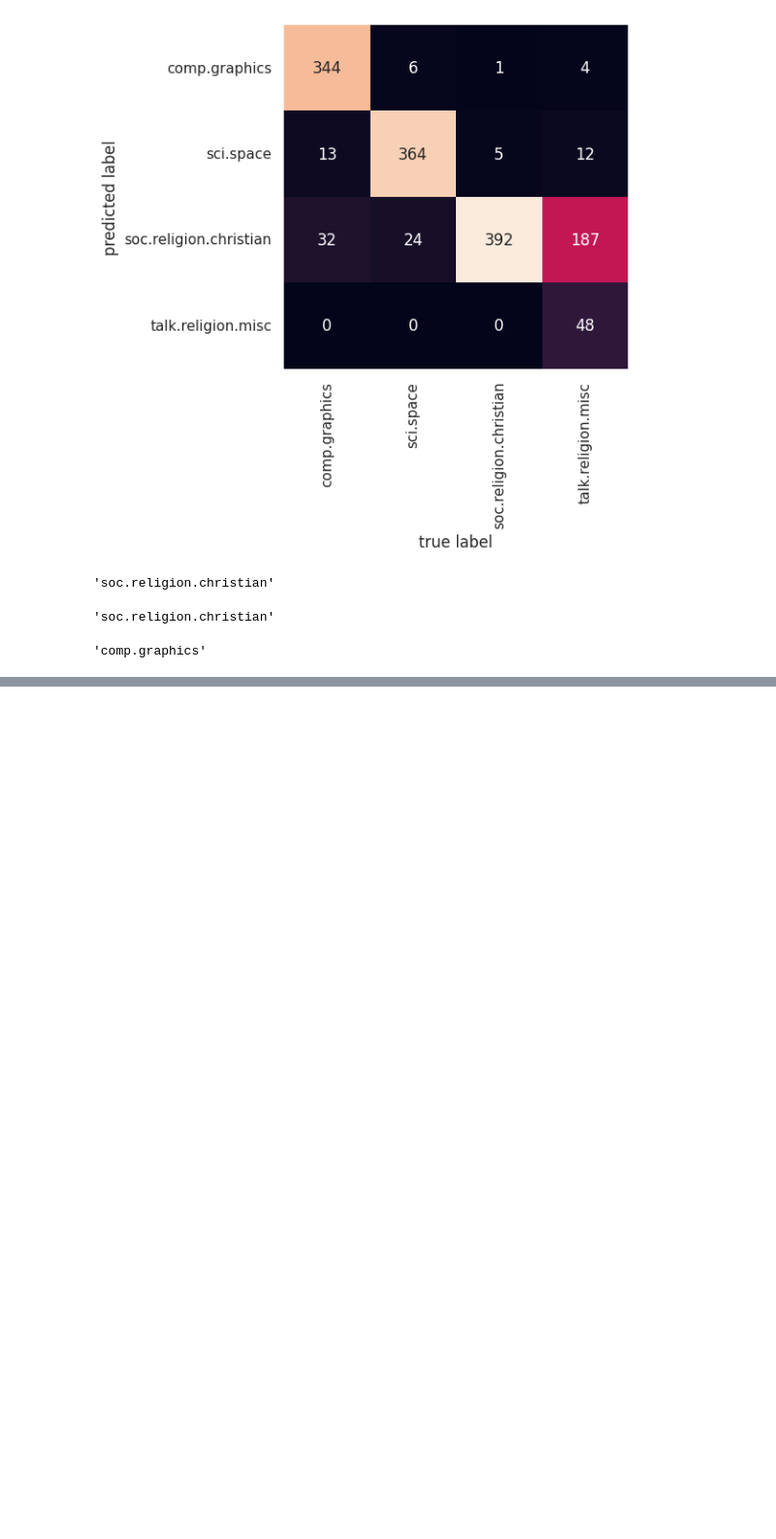
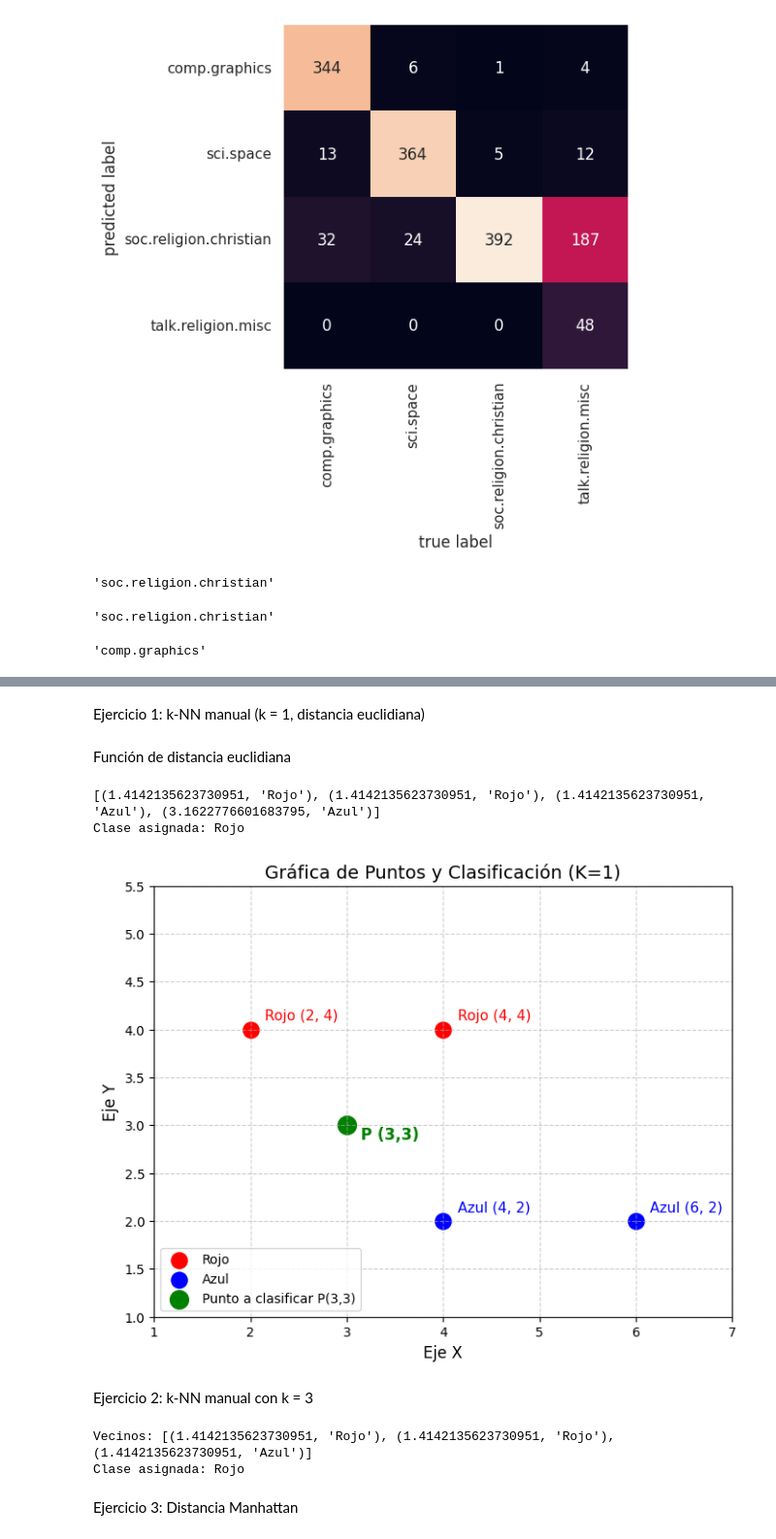
Before and after one commit to VictorCastro135/mineria-de-datos-178920, a Jupyter notebook: Minería_de_Datos.ipynb, the cells around one changed output, grey strips where cells are left out. Shown at 97% size. Cells and saved outputs as stored; diff of their text form; code cells hidden in the pictures; blank space fills up the shorter version.

```diff
--- a/Minería_de_Datos.ipynb
+++ b/Minería_de_Datos.ipynb
@@ -2165,0 +2168,2 @@ predict_category('determining the screen resolution')
+# %% [markdown]
+ Ejercicio 1: k‑NN manual (k = 1, distancia euclidiana)
@@ -2165,0 +2179,71 @@ predict_category('determining the screen resolution')
+# %%
+def distancia_euclidiana(p1, p2):
+    return math.sqrt((p1[0]-p2[0])**2 + (p1[1]-p2[1])**2)
+# %% [markdown]
+Función de distancia euclidiana
+# %%
+distancias = []
+for i in range(len(X)):
+  d = distancia_euclidiana(P, X[i])
+  distancias.append((d, y[i]))
+
+# Ordenar por distancia
+distancias.sort(key=lambda x: x[0])
+
+print(distancias)
+print("Clase asignada:", distancias[0][1])
+# %% [output]
+[(1.4142135623730951, 'Rojo'), (1.4142135623730951, 'Rojo'), (1.4142135623730951, 'Azul'), (3.1622776601683795, 'Azul')]
+Clase asignada: Rojo
+# %%
+import matplotlib.pyplot as plt
+
+X = [(2,4), (4,4), (4,2), (6,2)]
+y = ['Rojo', 'Rojo', 'Azul', 'Azul']
+P = (3, 3)
+
+plt.figure(figsize=(8, 6))
+
+added_labels = set()
+for i in range(len(X)):
+    color = 'red' if y[i] == 'Rojo' else 'blue'
+    label = y[i] if y[i] not in added_labels else ""
+
+    plt.scatter(X[i][0], X[i][1], c=color, s=150, label=label)
+
+    if label:
+        added_labels.add(y[i])
+
+    plt.text(X[i][0] + 0.15, X[i][1] + 0.1, f"{y[i]} {X[i]}", fontsize=11, color=color)
+
+plt.scatter(P[0], P[1], c='green', s=200, label='Punto a clasificar P(3,3)')
+plt.text(P[0] + 0.15, P[1] - 0.15, 'P (3,3)', fontsize=12, color='green', fontweight='bold')
+
+plt.title('Gráfica de Puntos y Clasificación (K=1)', fontsize=14)
+plt.xlabel('Eje X', fontsize=12)
+plt.ylabel('Eje Y', fontsize=12)
+plt.xlim(1, 7)
+plt.ylim(1, 5.5)
+plt.grid(True, linestyle='--', alpha=0.6)
+plt.legend(loc='lower left')
+plt.show()
+# %% [output]
+[figure, added]
+# %% [markdown]
+Ejercicio 2: k‑NN manual con k = 3
+# %%
+from collections import Counter
+
+k = 3
+vecinos = distancias[:k]
+
+clases = [clase for _, clase in vecinos]
+resultado = Counter(clases).most_common(1)
+
+print("Vecinos:", vecinos)
+print("Clase asignada:", resultado[0][0])
+# %% [output]
+Vecinos: [(1.4142135623730951, 'Rojo'), (1.4142135623730951, 'Rojo'), (1.4142135623730951, 'Azul')]
+Clase asignada: Rojo
+# %% [markdown]
+Ejercicio 3: Distancia Manhattan
```
Also changed, not shown: parts of 17 cells of this notebook.
